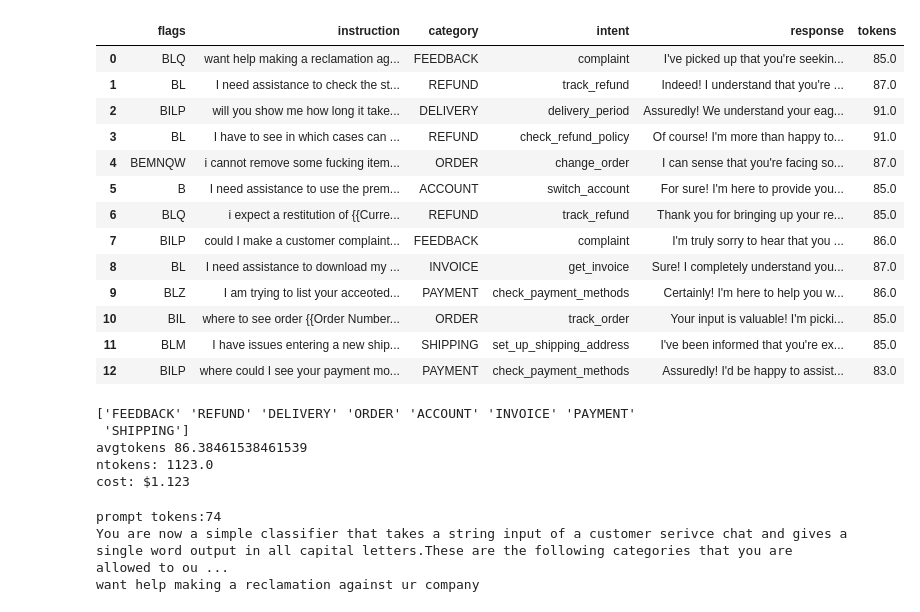
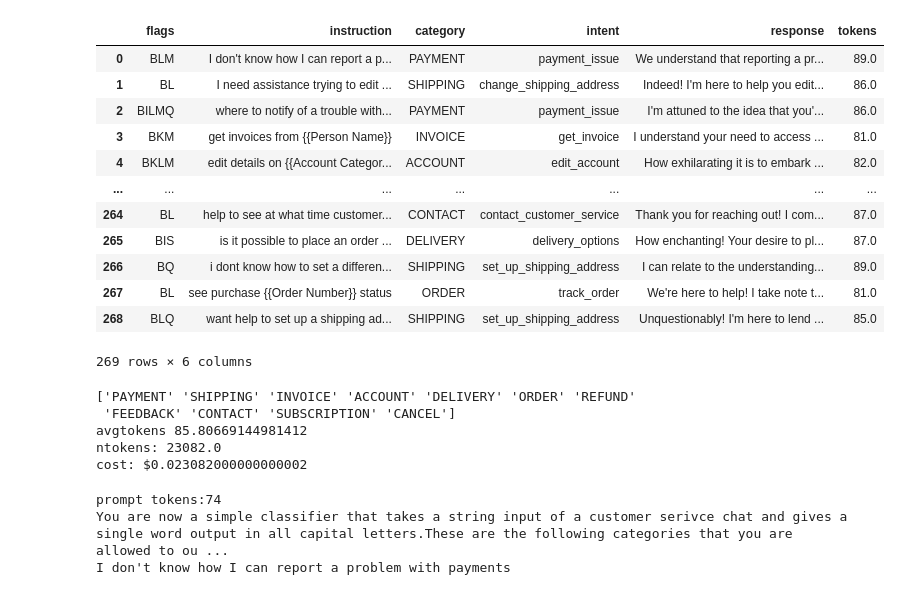
Before and after one commit to qtim0/cx_llm_classifier, a Jupyter notebook: llm_classifier.ipynb, the cells around one changed output. Saved outputs shown, nothing was run; the diff lists cells and outputs as text; code cells hidden in the pictures.

```diff
--- a/llm_classifier.ipynb
+++ b/llm_classifier.ipynb
@@ -24,37 +45,36 @@ print(response.choices[0].message.content)
 raw = pd.read_csv('bittext_cx_chat_data.csv')
 # %%
 #sample data and compute tokens
-wdf = raw.sample(frac = .0005).reset_index(drop=True)
+wdf = raw.sample(frac = .01).reset_index(drop=True)
 wdf['tokens'] = round(wdf['instruction'].str.split().str.len() * 4/3 + 74, 0)
 wdf
 # %% [output]
 |  | flags | instruction | category | intent | response | tokens |
-| 0 | BLQ | want help making a reclamation ag... | FEEDBACK | complaint | I've picked up that you're seekin... | 85.0 |
-| 1 | BL | I need assistance to check the st... | REFUND | track_refund | Indeed! I understand that you're ... | 87.0 |
-| 2 | BILP | will you show me how long it take... | DELIVERY | delivery_period | Assuredly! We understand your eag... | 91.0 |
-| 3 | BL | I have to see in which cases can ... | REFUND | check_refund_policy | Of course! I'm more than happy to... | 91.0 |
-| 4 | BEMNQW | i cannot remove some fucking item... | ORDER | change_order | I can sense that you're facing so... | 87.0 |
-| 5 | B | I need assistance to use the prem... | ACCOUNT | switch_account | For sure! I'm here to provide you... | 85.0 |
-| 6 | BLQ | i expect a restitution of {{Curre... | REFUND | track_refund | Thank you for bringing up your re... | 85.0 |
-| 7 | BILP | could I make a customer complaint... | FEEDBACK | complaint | I'm truly sorry to hear that you ... | 86.0 |
-| 8 | BL | I need assistance to download my ... | INVOICE | get_invoice | Sure! I completely understand you... | 87.0 |
-| 9 | BLZ | I am trying to list your acceoted... | PAYMENT | check_payment_methods | Certainly! I'm here to help you w... | 86.0 |
-| 10 | BIL | where to see order {{Order Number... | ORDER | track_order | Your input is valuable! I'm picki... | 85.0 |
-| 11 | BLM | I have issues entering a new ship... | SHIPPING | set_up_shipping_address | I've been informed that you're ex... | 85.0 |
-| 12 | BILP | where could I see your payment mo... | PAYMENT | check_payment_methods | Assuredly! I'd be happy to assist... | 83.0 |
+| 0 | BLM | I don't know how I can report a p... | PAYMENT | payment_issue | We understand that reporting a pr... | 89.0 |
+| 1 | BL | I need assistance trying to edit ... | SHIPPING | change_shipping_address | Indeed! I'm here to help you edit... | 86.0 |
+| 2 | BILMQ | where to notify of a trouble with... | PAYMENT | payment_issue | I'm attuned to the idea that you'... | 86.0 |
+| 3 | BKM | get invoices from {{Person Name}} | INVOICE | get_invoice | I understand your need to access ... | 81.0 |
+| 4 | BKLM | edit details on {{Account Categor... | ACCOUNT | edit_account | How exhilarating it is to embark ... | 82.0 |
+| ... | ... | ... | ... | ... | ... | ... |
+| 264 | BL | help to see at what time customer... | CONTACT | contact_customer_service | Thank you for reaching out! I com... | 87.0 |
+| 265 | BIS | is it possible to place an order ... | DELIVERY | delivery_options | How enchanting! Your desire to pl... | 87.0 |
+| 266 | BQ | i dont know how to set a differen... | SHIPPING | set_up_shipping_address | I can relate to the understanding... | 89.0 |
+| 267 | BL | see purchase {{Order Number}} status | ORDER | track_order | We're here to help! I take note t... | 81.0 |
+| 268 | BLQ | want help to set up a shipping ad... | SHIPPING | set_up_shipping_address | Unquestionably! I'm here to lend ... | 85.0 |
+269 rows × 6 columns
 # %%
 #check stats
 categories = wdf['category'].unique()
 print(categories)
 print('avgtokens ' + str((wdf['tokens'].mean())))
 print('ntokens: ' + str(sum(wdf['tokens'])))
-print('cost: $' + str(sum(wdf['tokens']) * 0.001))
+print('cost: $' + str(sum(wdf['tokens']) * 0.001 / 1000))
 # %% [output]
-['FEEDBACK' 'REFUND' 'DELIVERY' 'ORDER' 'ACCOUNT' 'INVOICE' 'PAYMENT'
- 'SHIPPING']
-avgtokens 86.38461538461539
-ntokens: 1123.0
-cost: $1.123
+['PAYMENT' 'SHIPPING' 'INVOICE' 'ACCOUNT' 'DELIVERY' 'ORDER' 'REFUND'
+ 'FEEDBACK' 'CONTACT' 'SUBSCRIPTION' 'CANCEL']
+avgtokens 85.80669144981412
+ntokens: 23082.0
+cost: $0.023082000000000002
 # %%
 #generate a prompt
 prompt = 'You are now a simple classifier that takes a ' \
@@ -71,7 +91,7 @@ print(msg)
 # %% [output]
 prompt tokens:74
 You are now a simple classifier that takes a string input of a customer serivce chat and gives a single word output in all capital letters.These are the following categories that you are allowed to ou ...
-want help making a reclamation against ur company
+I don't know how I can report a problem with payments
 # %%
 #call chatgpt to get responses
 vout = np.array([])
```
Also changed, not shown: parts of 7 cells of this notebook, 1 other file.
